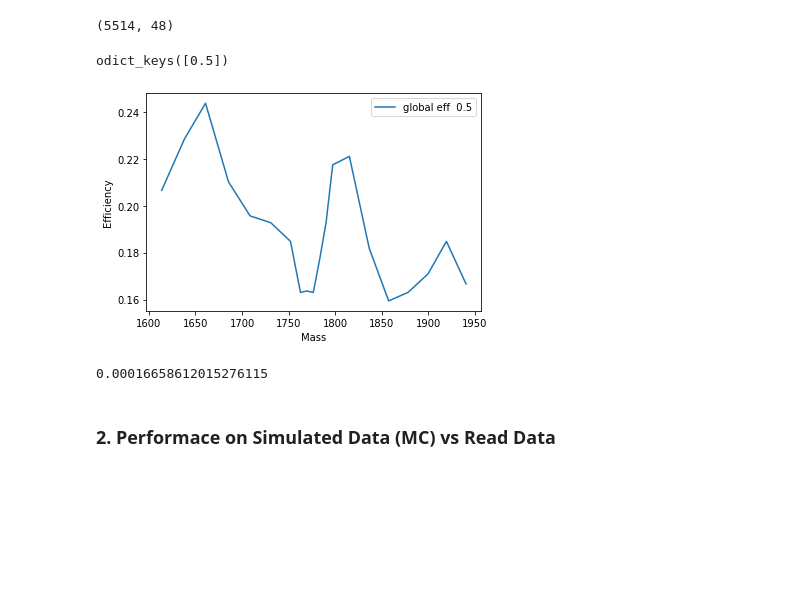
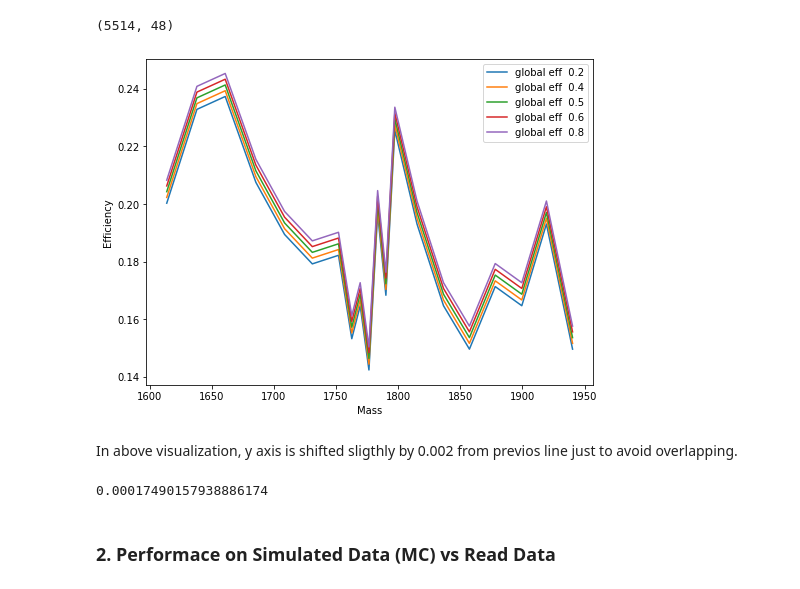
Before and after one commit to itsayushthada/Particle-Physics-Experiments, a Jupyter notebook: Rare-Decays/Notebook.ipynb, the cells around one changed output. Cells and saved outputs as stored; diff of their text form; code cells hidden in the pictures; blank space fills up the shorter version.

```diff
--- a/Rare-Decays/Notebook.ipynb
+++ b/Rare-Decays/Notebook.ipynb
@@ -89,0 +92,5 @@ print(variables)
+# %%
+# Data Preprocessing
+
+obj_SC = StandardScaler()
+obj_SC.fit(train[variables])
@@ -90,5 +99,6 @@ print(variables)
 # %%
 %%time
+
 clf = AdaBoostClassifier(n_estimators=100,
                          learning_rate=0.01,
                          random_state=13,
@@ -96,5 +106,5 @@ clf = AdaBoostClassifier(n_estimators=100,
                                                                min_samples_leaf=30,
                                                                max_features=6,
                                                                random_state=13))
-clf.fit(train[variables], train['signal'])
+clf.fit(obj_SC.transform(train[variables]), train['signal'])
 # %% [output]
@@ -148,29 +158,32 @@ df_corr_check.shape
 # %% [output]
 (5514, 48)
 # %%
-y_pred = clf.predict(df_corr_check[variables])
+y_pred = clf.predict(obj_SC.transform(df_corr_check[variables]))
 # %%
 eff = get_efficiencies(y_pred,
                        df_corr_check.mass,
-                       thresholds=[0.5]) # thresholds=[0.2, 0.4, 0.5, 0.6, 0.8])
+                       thresholds = [0.2, 0.4, 0.5, 0.6, 0.8])
-# %%
-eff.keys()
-# %% [output]
-odict_keys([0.5])
 # %%
+plt.rcParams["figure.figsize"] = 8, 6
+
+up = 1e-3
 for label_name, eff_data in eff.items():
-    plt.plot(eff_data[0], eff_data[1], label="global eff  %.1f" % label_name)
+    plt.plot(eff_data[0], eff_data[1] + up, label="global eff  %.1f" % label_name)
+    up = up + 2e-3
 
 plt.xlabel('Mass')
 plt.ylabel('Efficiency')
-plt.legend();
+plt.legend()
+plt.show()
 # %% [output]
-[figure, old version]
+[figure, new version]
+# %% [markdown]
+In above visualization, y axis is shifted sligthly by 0.002  from previos line just to avoid overlapping.
 # %%
 corr_metric = check_correlation(y_pred, df_corr_check['mass'])
 print(corr_metric)
 # %% [output]
-0.00016658612015276115
+0.00017490157938886174
 # %% [markdown]
 ### 2. Performace on Simulated Data (MC) vs Read Data
 # %%
```
Also changed, not shown: parts of 26 cells of this notebook.
